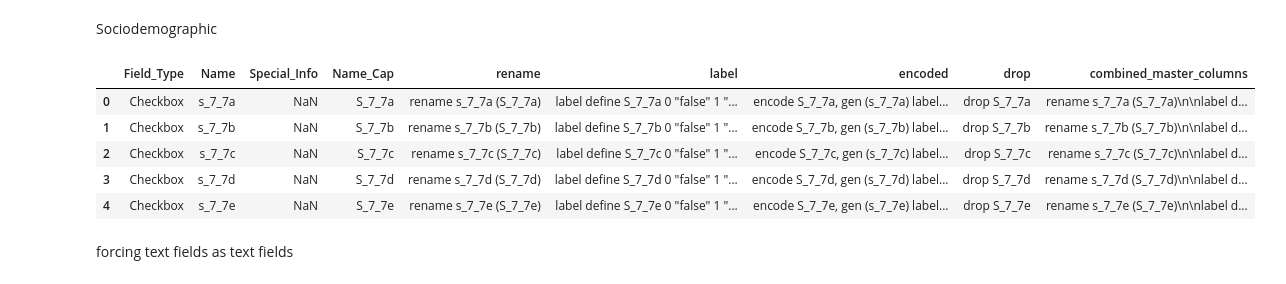
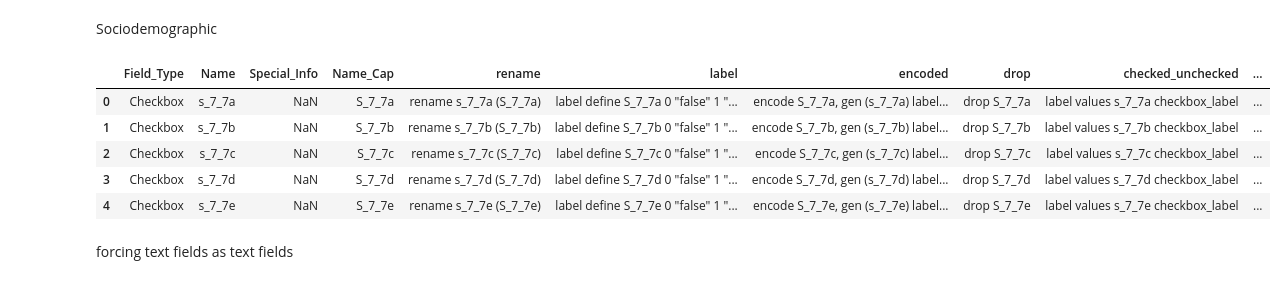
Before and after one commit to chrissoria/CADAS, a Jupyter notebook: Recode_Files/Cleaning_Stata_Variables.ipynb, the cells around one changed output. Drawn from its saved outputs; the diff is of its cells as text; code cells hidden in the pictures.

```diff
--- a/Recode_Files/Cleaning_Stata_Variables.ipynb
+++ b/Recode_Files/Cleaning_Stata_Variables.ipynb
@@ -72,40 +72,52 @@ Socio['encode_column'] = Socio.apply(lambda row: f'encode {row["Name_Cap"]}, gen
 Socio["rename"] = Socio.apply(lambda row: f'rename {row["Name"]} ({row["Name_Cap"]})', axis=1)
 
 Socio['combined_master_columns'] = Socio.apply(lambda row: f'{row["rename"]}\n\n{row["capture"]}\n{row["convert"]}\n\n{row["new_combined_column"]}\n\n{row["encode_column"]}', axis=1)
 
 Socio_file = 'Recode_Files/Socio_code.txt'
 with open(Socio_file, 'w') as f:
     for code_line in Socio['combined_master_columns']:
         f.write(f"{code_line}\n\n")
 
+#dealing with checkboxes
 Socio = (
-    pd.read_excel("CADAS_DD_V3.xlsx", engine='openpyxl', sheet_name="Sociodemographic")  # replace with your file path
+    pd.read_excel("CADAS_DD_V4.xlsx", engine='openpyxl', sheet_name="Sociodemographic")  # replace with your file path
     .loc[lambda df: (df['Field_Type'] == 'Checkbox') | (df['Field_Type'] == 'Checkbox'), ['Field_Type', 'Name', 'Special_Info']]
     .reset_index(drop=True)
 )
 
 Socio['Name_Cap'] = Socio['Name']
 Socio['Name'] = Socio['Name'].str.lower()
 
 Socio["rename"] = Socio.apply(lambda row: f'rename {row["Name"]} ({row["Name_Cap"]})', axis=1)
 Socio["label"] = Socio.apply(lambda row: f'label define {row["Name_Cap"]} 0 "false" 1 "true"', axis=1)
 Socio["encoded"] = Socio.apply(lambda row: f'encode {row["Name_Cap"]}, gen ({row["Name"]}) label ({row["Name_Cap"]})', axis=1)
 Socio["drop"] = Socio.apply(lambda row: f'drop {row["Name_Cap"]}', axis=1)
+Socio["checked_unchecked"] = Socio.apply(lambda row: f'label values {row["Name"]} checkbox_label', axis=1)
 Socio['combined_master_columns'] = Socio.apply(lambda row: f'{row["rename"]}\n\n{row["label"]}\n\n{row["encoded"]}\n\n{row["drop"]}', axis=1)
 
 Socio_file = 'Recode_Files/Socio_code_checks.txt'
 with open(Socio_file, 'w') as f:
+    # Write each code line from the "combined_master_columns" column
     for code_line in Socio['combined_master_columns']:
         f.write(f"{code_line}\n\n")
 
+Socio_file = 'Recode_Files/Socio_code_checks_renamed.txt'
+with open(Socio_file, 'w') as f:
+    # Write the additional text at the top of the file
+    f.write('label define checkbox_label 0 "unchecked" 1 "checked", replace\n\n')
+
+    # Write each code line from the "combined_master_columns" column
+    for code_line in Socio['checked_unchecked']:
+        f.write(f"{code_line}\n\n")
+
 Socio.head()
 # %% [output]
-|  | Field_Type | Name | Special_Info | Name_Cap | rename | label | encoded | drop | combined_master_columns |
-| 0 | Checkbox | s_7_7a | NaN | S_7_7a | rename s_7_7a (S_7_7a) | label define S_7_7a 0 "false" 1 "... | encode S_7_7a, gen (s_7_7a) label... | drop S_7_7a | rename s_7_7a (S_7_7a)\n\nlabel d... |
-| 1 | Checkbox | s_7_7b | NaN | S_7_7b | rename s_7_7b (S_7_7b) | label define S_7_7b 0 "false" 1 "... | encode S_7_7b, gen (s_7_7b) label... | drop S_7_7b | rename s_7_7b (S_7_7b)\n\nlabel d... |
-| 2 | Checkbox | s_7_7c | NaN | S_7_7c | rename s_7_7c (S_7_7c) | label define S_7_7c 0 "false" 1 "... | encode S_7_7c, gen (s_7_7c) label... | drop S_7_7c | rename s_7_7c (S_7_7c)\n\nlabel d... |
-| 3 | Checkbox | s_7_7d | NaN | S_7_7d | rename s_7_7d (S_7_7d) | label define S_7_7d 0 "false" 1 "... | encode S_7_7d, gen (s_7_7d) label... | drop S_7_7d | rename s_7_7d (S_7_7d)\n\nlabel d... |
-| 4 | Checkbox | s_7_7e | NaN | S_7_7e | rename s_7_7e (S_7_7e) | label define S_7_7e 0 "false" 1 "... | encode S_7_7e, gen (s_7_7e) label... | drop S_7_7e | rename s_7_7e (S_7_7e)\n\nlabel d... |
+|  | Field_Type | Name | Special_Info | Name_Cap | rename | label | encoded | drop | checked_unchecked | ... |
+| 0 | Checkbox | s_7_7a | NaN | S_7_7a | rename s_7_7a (S_7_7a) | label define S_7_7a 0 "false" 1 "... | encode S_7_7a, gen (s_7_7a) label... | drop S_7_7a | label values s_7_7a checkbox_label | ... |
+| 1 | Checkbox | s_7_7b | NaN | S_7_7b | rename s_7_7b (S_7_7b) | label define S_7_7b 0 "false" 1 "... | encode S_7_7b, gen (s_7_7b) label... | drop S_7_7b | label values s_7_7b checkbox_label | ... |
+| 2 | Checkbox | s_7_7c | NaN | S_7_7c | rename s_7_7c (S_7_7c) | label define S_7_7c 0 "false" 1 "... | encode S_7_7c, gen (s_7_7c) label... | drop S_7_7c | label values s_7_7c checkbox_label | ... |
+| 3 | Checkbox | s_7_7d | NaN | S_7_7d | rename s_7_7d (S_7_7d) | label define S_7_7d 0 "false" 1 "... | encode S_7_7d, gen (s_7_7d) label... | drop S_7_7d | label values s_7_7d checkbox_label | ... |
+| 4 | Checkbox | s_7_7e | NaN | S_7_7e | rename s_7_7e (S_7_7e) | label define S_7_7e 0 "false" 1 "... | encode S_7_7e, gen (s_7_7e) label... | drop S_7_7e | label values s_7_7e checkbox_label | ... |
 # %% [markdown]
 forcing text fields as text fields
 # %%
```
Also changed, not shown: parts of 2 cells of this notebook, 13 other files.
